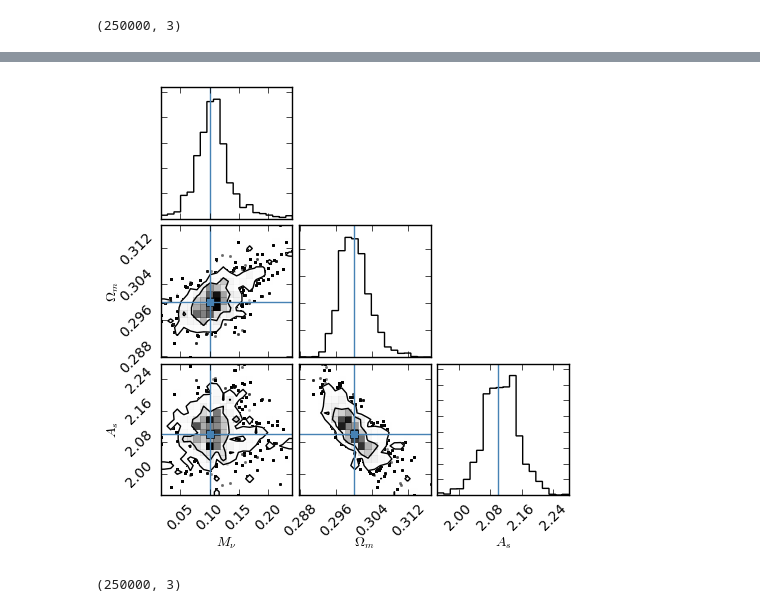
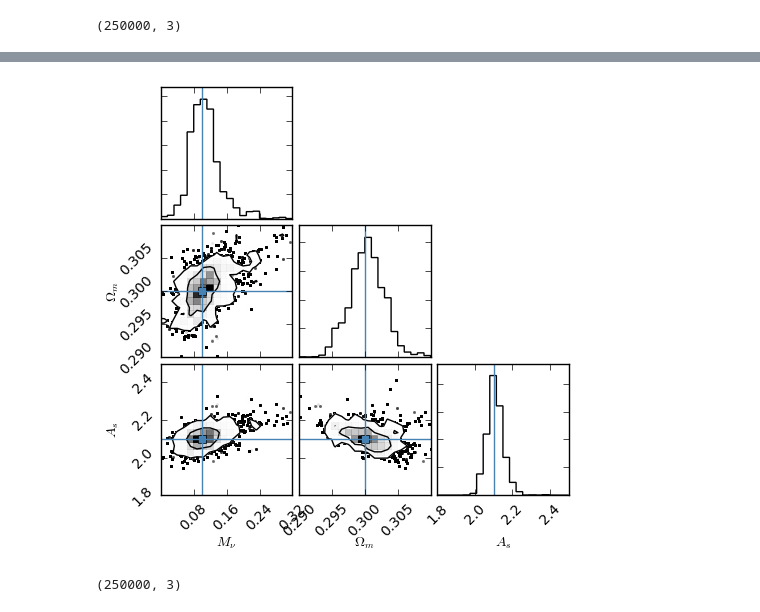
Before and after one commit to liuxx479/PDFs, a Jupyter notebook: likelihood.ipynb, the cells around one changed output, grey strips where cells are left out. Cells and saved outputs as stored; diff of their text form; code cells hidden in the pictures.

```diff
--- a/likelihood.ipynb
+++ b/likelihood.ipynb
@@ -429,6 +419,6 @@ samplerpdf = emcee.EnsembleSampler(nwalkers, ndim, lnprobpdf, args=[means, icov]
 
 pospdf, probpdf, statepdf = samplerpdf.run_mcmc(p0, 100)
 samplerpdf.reset()
-samplerpdf.run_mcmc(pospdf, 1000)
+samplerpdf.run_mcmc(pospdf, 5000)
 # %% [output]
 (119,) (119, 119)
@@ -452,11 +442,11 @@ samplerpdf.run_mcmc(pospdf, 1000)
 # %%
-samplerpdf.run_mcmc(1000)
 f,ax=subplots(3,3,figsize=(5,5))
-corner.corner(samplerpdf.flatchain, labels=[r"$M_\nu$", r"$\Omega_m$", r"$A_s$"],levels=[0.67,0.95],
+corner.corner(samplerpdf.flatchain, labels=[r"$M_\nu$", r"$\Omega_m$", r"$A_s$"],
+              levels=[0.67,0.95],range=[[0,0.32],[0.29,0.31],[1.8,2.5]],
                       truths=fidu_params,fig=f)
 show()
 # %% [output]
-[figure, old version]
+[figure, new version]
 # %%
 samplerpdf.flatchain.shape
 # %% [output]
```
Also changed, not shown: parts of 5 cells of this notebook.
